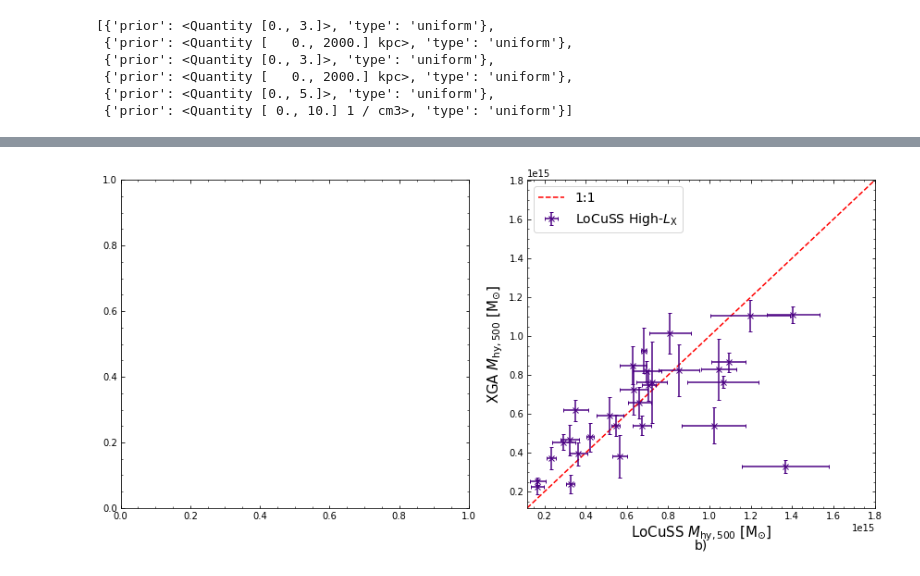
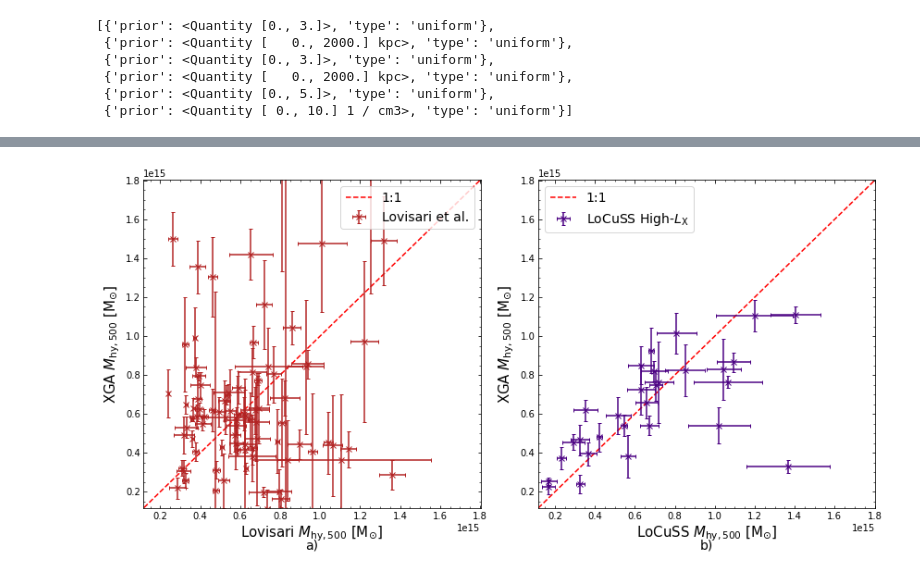
Before and after one commit to DavidT3/XCS-Mass-Paper-I-Analysis, a Jupyter notebook: hydrostatic_mass_comparisons.ipynb, the cells around one changed output, grey strips where cells are left out. Cells and saved outputs as stored; diff of their text form; code cells hidden in the pictures.

Commit message:
Added the latest hydrostatic mass comparison notebook and plot

```diff
--- a/hydrostatic_mass_comparisons.ipynb
+++ b/hydrostatic_mass_comparisons.ipynb
@@ -139,7 +139,7 @@ rl_psf(lovisari_srcs)
 # %% [markdown]
 ###   $\color{red}{\text{Hydrostatic masses from literature}}$
 # %%
-lov_lit_ms = [lovisari[lovisari['name'] == n].iloc[0][['m500', 'm500-', 'm500+']].values*1e+13
+lov_lit_ms = [lovisari[lovisari['name'] == n].iloc[0][['m500', 'm500-', 'm500+']].values*1e+14
                for n in lovisari_srcs.names]
 lov_lit_ms = Quantity(lov_lit_ms, 'Msun')
 
@@ -344,53 +434,53 @@ for ax in ax_arr:
 ax = ax_arr[0]
 plt.sca(ax)
 
-# # Fetching appropriate limits for comparing the two sets of gas-mass measurements
-# lov_lims = find_lims(lov_lit_gms, lov_dblbeta_svikh_13_gm).value
+# Fetching appropriate limits for comparing the two sets of mass measurements
+lov_lims = find_lims(lov_lit_ms, lov_sb_dblbeta_simpvikh_105_m500).value
 
-# # Plotting a 1:1 line to help with comparisons
-# plt.plot(lov_lims, lov_lims, color='red', linestyle="dashed", label="1:1")
-# # Plotting the two datasets with uncertainties
-# plt.errorbar(lov_lit_gms[:, 0].value, lov_dblbeta_svikh_13_gm[:, 0].value,
-#              xerr=lov_lit_gms[:, 1:].T.value,
-#              yerr=lov_dblbeta_svikh_13_gm[:, 1:].T.value, fmt='x',
-#              color=lov_colour, capsize=2, label="Lovisari et al.")
+# Plotting a 1:1 line to help with comparisons
+plt.plot(lov_lims, lov_lims, color='red', linestyle="dashed", label="1:1")
+# Plotting the two datasets with uncertainties
+plt.errorbar(lov_lit_ms[:, 0].value, lov_sb_dblbeta_simpvikh_105_m500[:, 0].value,
+             xerr=lov_lit_ms[:, 1].value,
+             yerr=lov_sb_dblbeta_simpvikh_105_m500[:, 1].T.value, fmt='x',
+             color=lov_colour, capsize=2, label=r"Lovisari et al.")
 
-# # Labelling axes, setting labels etc.
-# ax.set_xlabel(r"Lovisari Gas Mass [M$_{\odot}$]", fontsize=15)
-# ax.set_xlim(lov_lims)
-# ax.set_ylabel("XGA Gas Mass [M$_{\odot}$]", fontsize=15)
-# ax.set_ylim(lov_lims)
-# ax.text(0.5, sublabel_ypos, s='a)', horizontalalignment='center', verticalalignment='center',
-#         transform=ax.transAxes, fontsize=sublabel_fsize)
-# ax.legend(loc='best', fontsize=14)
+# Labelling axes, setting labels etc.
+ax.set_xlabel(r"Lovisari $M_{\rm{hy, 500}}$ [M$_{\odot}$]", fontsize=15)
+ax.set_xlim(loc_lims)
+ax.set_ylabel(r"XGA $M_{\rm{hy,500}}$ [M$_{\odot}$]", fontsize=15)
+ax.set_ylim(loc_lims)
+ax.text(0.5, sublabel_ypos, s='a)', horizontalalignment='center', verticalalignment='center',
+        transform=ax.transAxes, fontsize=sublabel_fsize)
+ax.legend(loc='best', fontsize=14)
 
 # Reading out the second axis in the array of axes
 ax = ax_arr[1]
 plt.sca(ax)
 
 # Fetching appropriate limits for comparing the two sets of mass measurements
 loc_lims = find_lims(loc_lit_ms, loc_sb_dblbeta_simpvikh_105_m500).value
 
 # Plotting a 1:1 line to help with comparisons
 plt.plot(loc_lims, loc_lims, color='red', linestyle="dashed", label="1:1")
 # Plotting the two datasets with uncertainties
 plt.errorbar(loc_lit_ms[:, 0].value, loc_sb_dblbeta_simpvikh_105_m500[:, 0].value,
              xerr=loc_lit_ms[:, 1].value,
              yerr=loc_sb_dblbeta_simpvikh_105_m500[:, 1].T.value, fmt='x',
              color=loc_colour, capsize=2, label=r"LoCuSS High-$L_{\rm{X}}$")
 
 # Labelling axes, setting labels etc.
 ax.set_xlabel(r"LoCuSS $M_{\rm{hy, 500}}$ [M$_{\odot}$]", fontsize=15)
 ax.set_xlim(loc_lims)
 ax.set_ylabel(r"XGA $M_{\rm{hy,500}}$ [M$_{\odot}$]", fontsize=15)
 ax.set_ylim(loc_lims)
 ax.text(0.5, sublabel_ypos, s='b)', horizontalalignment='center', verticalalignment='center',
         transform=ax.transAxes, fontsize=sublabel_fsize)
 ax.legend(loc='best', fontsize=14)
 
 # Saving and plotting the resulting figure
 plt.tight_layout()
 plt.savefig("non_paper_figures/lov_loc_sb_dblbeta_svikh_1.05r500_hym500_comp.pdf")
 plt.show()
 # %% [output]
-[figure, old version]
+[figure, new version]
```
Also changed, not shown: parts of 12 cells of this notebook, 1 other file.
